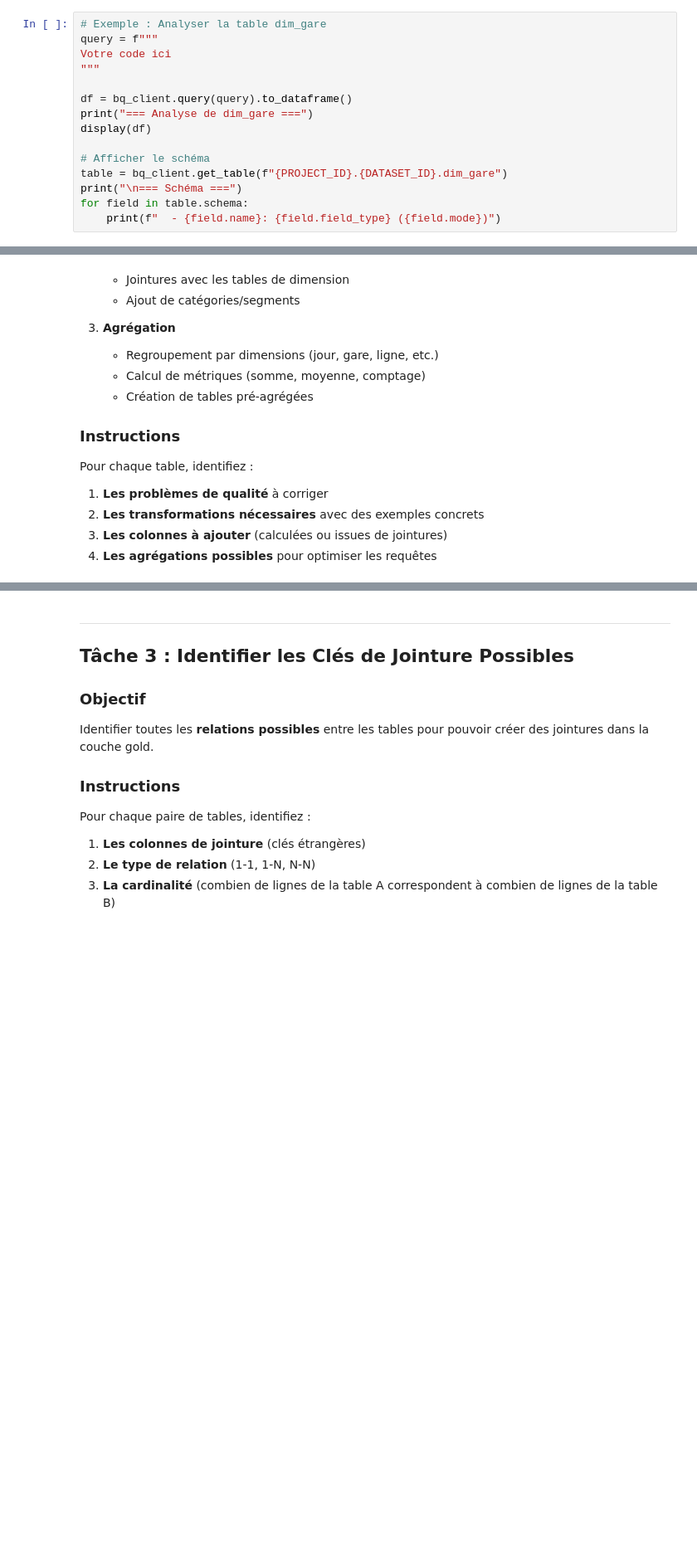
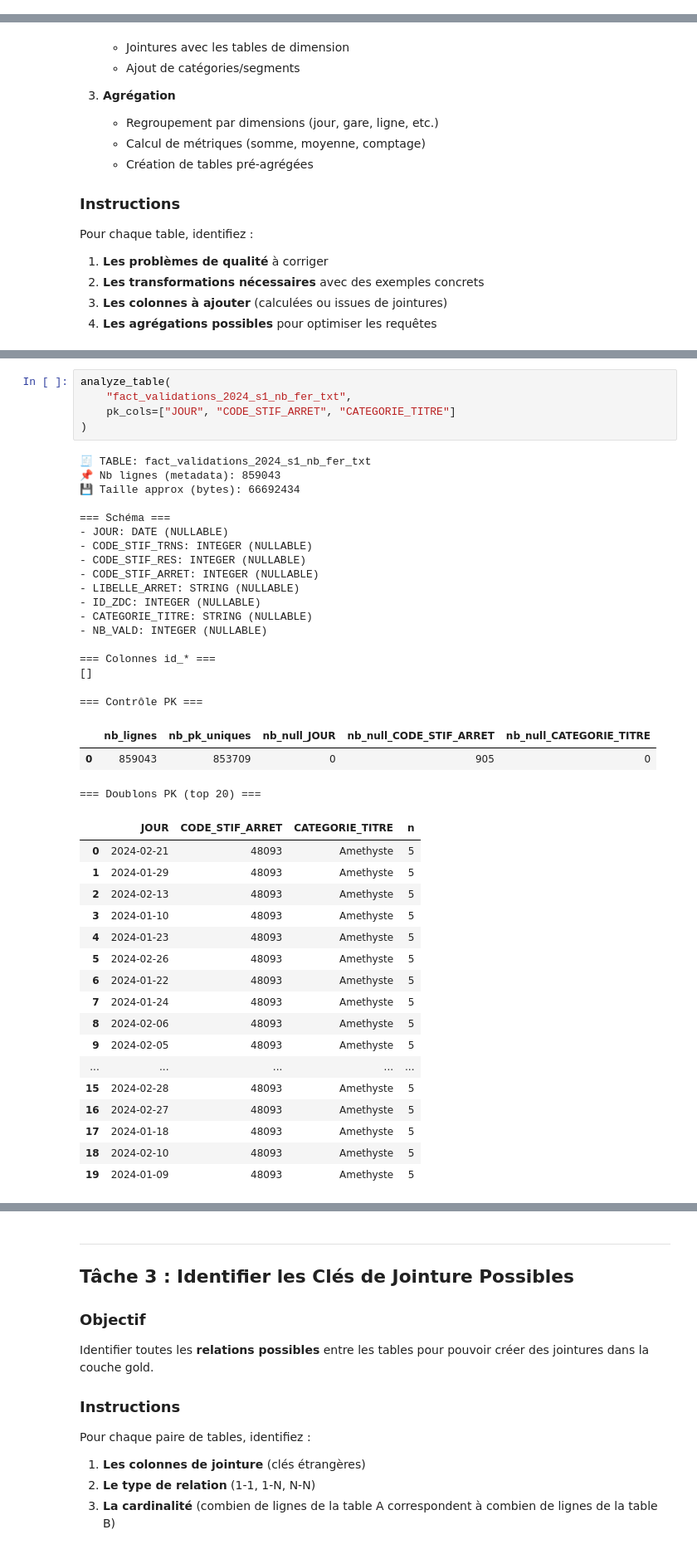
Before and after one commit to claudy-lincy/sep-bigdata-sncf-affluence-acc, a Jupyter notebook: notebooks/3_[TRANSFORM]_analyze_for_gold.ipynb, the cells around one changed output, grey strips where cells are left out. Shown at 83% size. Cells and saved outputs as stored; diff of their text form; blank space fills up the shorter version.

```diff
--- a/notebooks/3_[TRANSFORM]_analyze_for_gold.ipynb
+++ b/notebooks/3_[TRANSFORM]_analyze_for_gold.ipynb
@@ -111,18 +111,3 @@ Table: dim_gare
 6. `fact_validations_*` (toutes les tables de validation)
 
 **Votre tâche :** Exécutez des requêtes SQL pour analyser chaque table et remplir le tableau ci-dessous.
-# %%
-# Exemple : Analyser la table dim_gare
-query = f"""
-Votre code ici
-"""
-
-df = bq_client.query(query).to_dataframe()
-print("=== Analyse de dim_gare ===")
-display(df)
-
-# Afficher le schéma
-table = bq_client.get_table(f"{PROJECT_ID}.{DATASET_ID}.dim_gare")
-print("\n=== Schéma ===")
-for field in table.schema:
-    print(f"  - {field.name}: {field.field_type} ({field.mode})")
@@ -188,0 +650,43 @@ display(df_duplicates)
+# %%
+analyze_table(
+    "fact_validations_2024_s1_nb_fer_txt",
+    pk_cols=["JOUR", "CODE_STIF_ARRET", "CATEGORIE_TITRE"]
+)
+# %% [output]
+🧾 TABLE: fact_validations_2024_s1_nb_fer_txt
+📌 Nb lignes (metadata): 859043
+💾 Taille approx (bytes): 66692434
+
+=== Schéma ===
+- JOUR: DATE (NULLABLE)
+- CODE_STIF_TRNS: INTEGER (NULLABLE)
+- CODE_STIF_RES: INTEGER (NULLABLE)
+- CODE_STIF_ARRET: INTEGER (NULLABLE)
+- LIBELLE_ARRET: STRING (NULLABLE)
+- ID_ZDC: INTEGER (NULLABLE)
+- CATEGORIE_TITRE: STRING (NULLABLE)
+- NB_VALD: INTEGER (NULLABLE)
+
+=== Colonnes id_* ===
+[]
+=== Contrôle PK ===
+|  | nb_lignes | nb_pk_uniques | nb_null_JOUR | nb_null_CODE_STIF_ARRET | nb_null_CATEGORIE_TITRE |
+| 0 | 859043 | 853709 | 0 | 905 | 0 |
+=== Doublons PK (top 20) ===
+|  | JOUR | CODE_STIF_ARRET | CATEGORIE_TITRE | n |
+| 0 | 2024-02-21 | 48093 | Amethyste | 5 |
+| 1 | 2024-01-29 | 48093 | Amethyste | 5 |
+| 2 | 2024-02-13 | 48093 | Amethyste | 5 |
+| 3 | 2024-01-10 | 48093 | Amethyste | 5 |
+| 4 | 2024-01-23 | 48093 | Amethyste | 5 |
+| 5 | 2024-02-26 | 48093 | Amethyste | 5 |
+| 6 | 2024-01-22 | 48093 | Amethyste | 5 |
+| 7 | 2024-01-24 | 48093 | Amethyste | 5 |
+| 8 | 2024-02-06 | 48093 | Amethyste | 5 |
+| 9 | 2024-02-05 | 48093 | Amethyste | 5 |
+| ... | ... | ... | ... | ... |
+| 15 | 2024-02-28 | 48093 | Amethyste | 5 |
+| 16 | 2024-02-27 | 48093 | Amethyste | 5 |
+| 17 | 2024-01-18 | 48093 | Amethyste | 5 |
+| 18 | 2024-02-10 | 48093 | Amethyste | 5 |
+| 19 | 2024-01-09 | 48093 | Amethyste | 5 |
```
Also changed, not shown: parts of 27 cells of this notebook.
